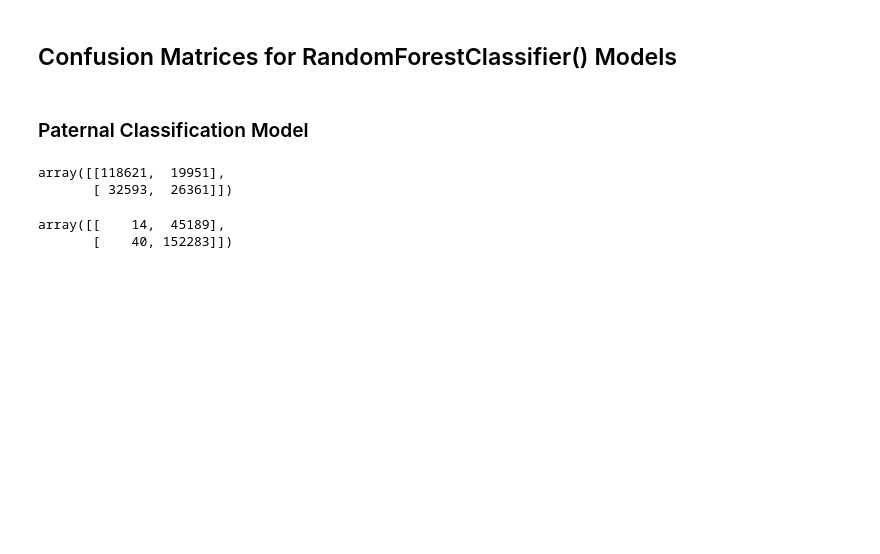
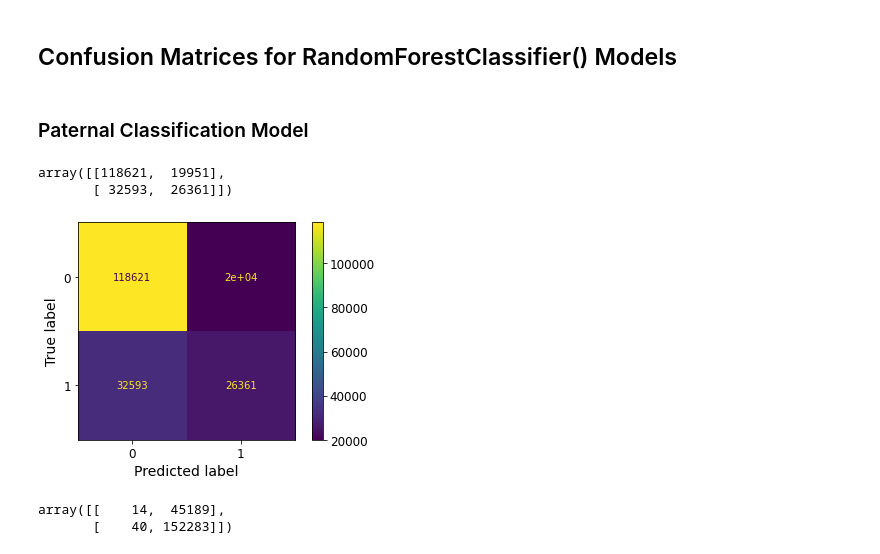
Before and after one commit to beckyeng226/CapstoneProject, a Jupyter notebook: Capstone_Project_Live_Birth_Data_Working_File_2_1_23.ipynb, the cells around one changed output. Drawn from its saved outputs; the diff is of its cells as text; code cells hidden in the pictures; blank space fills up the shorter version.

```diff
--- a/Capstone_Project_Live_Birth_Data_Working_File_2_1_23.ipynb
+++ b/Capstone_Project_Live_Birth_Data_Working_File_2_1_23.ipynb
@@ -751,6 +751,12 @@ cm_clf_paternal_wic
 # %% [output]
 array([[118621,  19951],
        [ 32593,  26361]])
+# %%
+disp_clf_paternal_wic = ConfusionMatrixDisplay(confusion_matrix=cm_clf_paternal_wic)
+disp_clf_paternal_wic.plot()
+plt.show()
+# %% [output]
+[figure, added]
 # %%
 cm_clf_paternal_trial = confusion_matrix(y_clf_test.iloc[:,1], y_pred_rf_clf_paternal_optimal[:,1])
 cm_clf_paternal_trial
```
Also changed, not shown: parts of 12 cells of this notebook.
